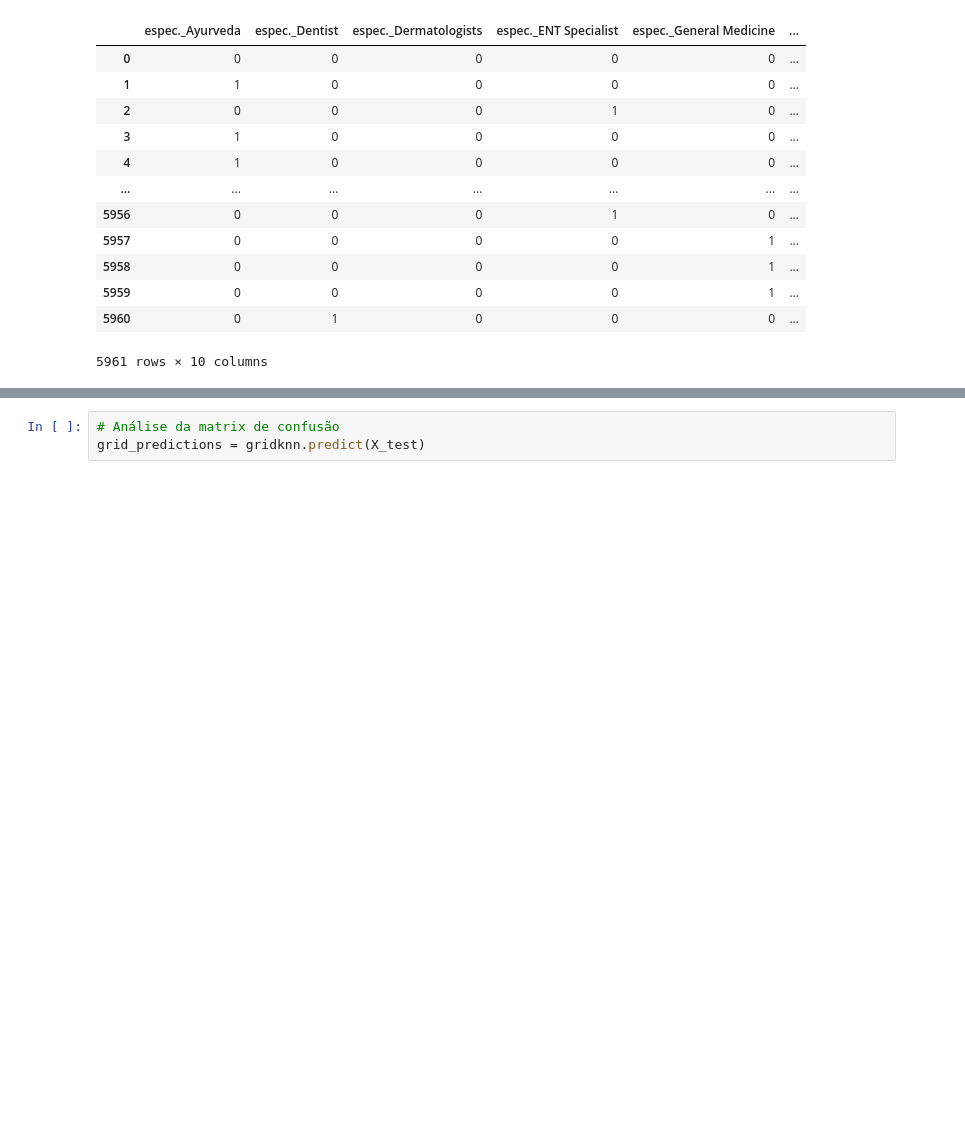
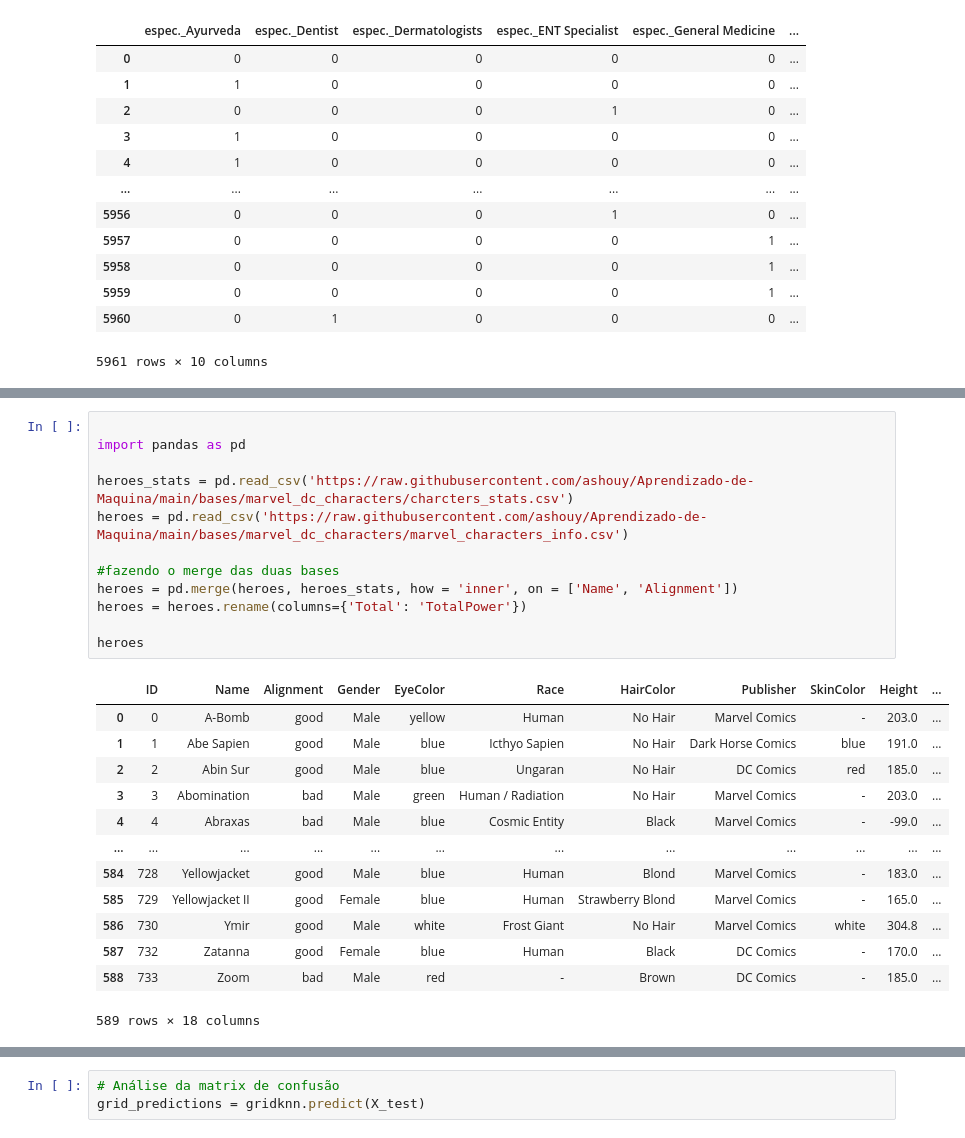
Before and after one commit to ashouy/Aprendizado-de-Maquina, a Jupyter notebook: Tarefa01.ipynb, the cells around one changed output, grey strips where cells are left out. Cells and saved outputs as stored; diff of their text form; blank space fills up the shorter version.

```diff
--- a/Tarefa01.ipynb
+++ b/Tarefa01.ipynb
@@ -528,0 +267,26 @@ X_train, X_test, y_train, y_test = train_test_split(heroes_force.drop(columns=['
+# %%
+
+import pandas as pd
+
+heroes_stats = pd.read_csv('https://raw.githubusercontent.com/ashouy/Aprendizado-de-Maquina/main/bases/marvel_dc_characters/charcters_stats.csv')
+heroes = pd.read_csv('https://raw.githubusercontent.com/ashouy/Aprendizado-de-Maquina/main/bases/marvel_dc_characters/marvel_characters_info.csv')
+
+#fazendo o merge das duas bases
+heroes = pd.merge(heroes, heroes_stats, how = 'inner', on = ['Name', 'Alignment'])
+heroes = heroes.rename(columns={'Total': 'TotalPower'})
+
+heroes
+# %% [output]
+|  | ID | Name | Alignment | Gender | EyeColor | Race | HairColor | Publisher | SkinColor | Height | ... |
+| 0 | 0 | A-Bomb | good | Male | yellow | Human | No Hair | Marvel Comics | - | 203.0 | ... |
+| 1 | 1 | Abe Sapien | good | Male | blue | Icthyo Sapien | No Hair | Dark Horse Comics | blue | 191.0 | ... |
+| 2 | 2 | Abin Sur | good | Male | blue | Ungaran | No Hair | DC Comics | red | 185.0 | ... |
+| 3 | 3 | Abomination | bad | Male | green | Human / Radiation | No Hair | Marvel Comics | - | 203.0 | ... |
+| 4 | 4 | Abraxas | bad | Male | blue | Cosmic Entity | Black | Marvel Comics | - | -99.0 | ... |
+| ... | ... | ... | ... | ... | ... | ... | ... | ... | ... | ... | ... |
+| 584 | 728 | Yellowjacket | good | Male | blue | Human | Blond | Marvel Comics | - | 183.0 | ... |
+| 585 | 729 | Yellowjacket II | good | Female | blue | Human | Strawberry Blond | Marvel Comics | - | 165.0 | ... |
+| 586 | 730 | Ymir | good | Male | white | Frost Giant | No Hair | Marvel Comics | white | 304.8 | ... |
+| 587 | 732 | Zatanna | good | Female | blue | Human | Black | DC Comics | - | 170.0 | ... |
+| 588 | 733 | Zoom | bad | Male | red | - | Brown | DC Comics | - | 185.0 | ... |
+589 rows × 18 columns
```
Also changed, not shown: parts of 54 cells of this notebook.
